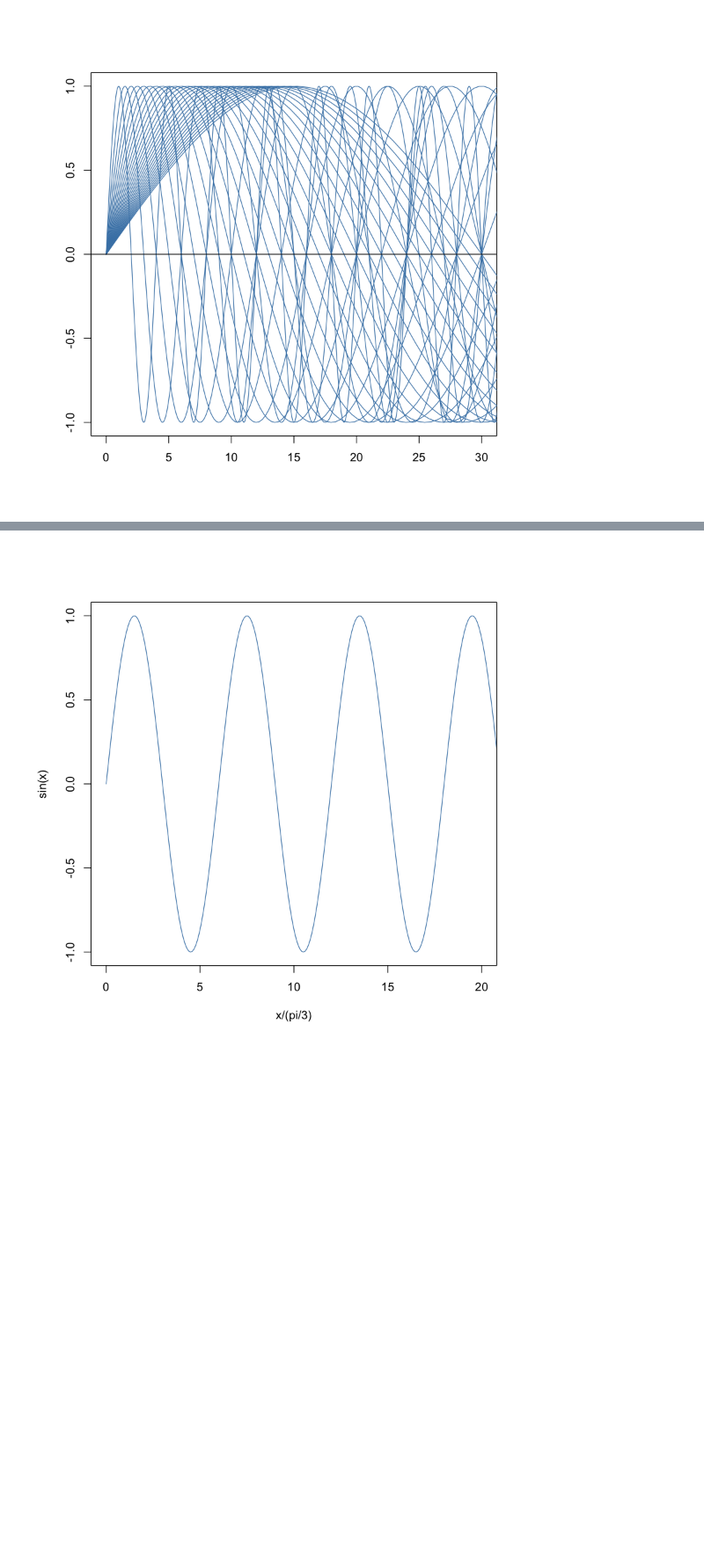
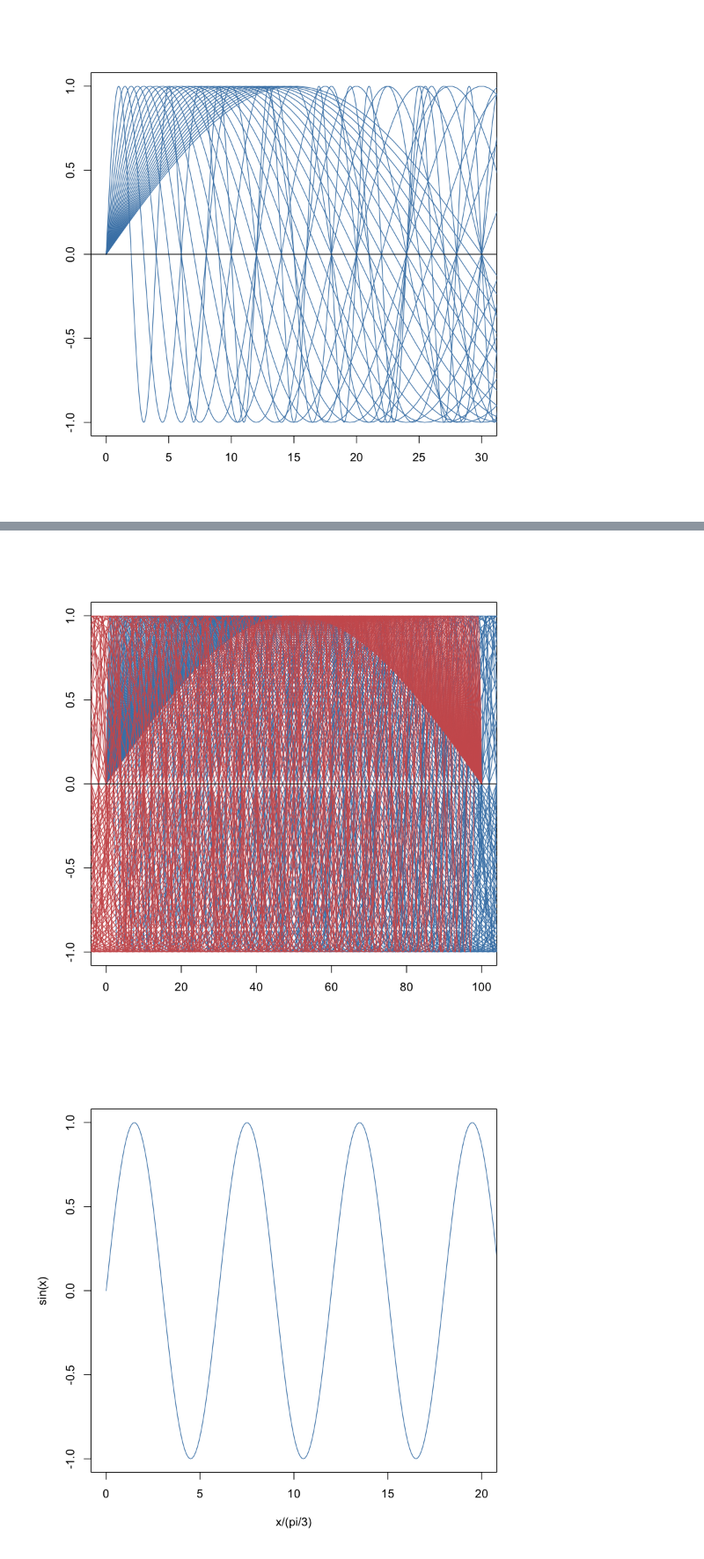
Before and after one commit to cc2qe/prime, a Jupyter notebook: waves.ipynb, the cells around one changed output, grey strips where cells are left out. Shown at 88% size. Saved outputs shown, nothing was run; the diff lists cells and outputs as text; code cells hidden in the pictures; blank space fills up the shorter version.

```diff
--- a/waves.ipynb
+++ b/waves.ipynb
@@ -38,3 +38,22 @@ abline(h=0)
+# %%
+max <- 100
+
+# plot(x/(pi/2), sin(x), xlim=c(0,max), type='l', col=mypal[1])
+# points(x/(pi/1), sin(x), xlim=c(0,max), type='l', col=mypal[1])
+plot(1, xlim=c(0,max), ylim=c(-1,1), type='n', xlab='', ylab='')
+
+for (i in 2:max) {
+    points(x/(pi/i), sin(x), xlim=c(0,max), type='l', col=mypal[1])
+}
+
+for (i in max:2) {
+    points(max - x/(pi/i), sin(x), xlim=c(0,max), type='l', col=mypal[2])
+}
+
+
+abline(h=0)
+# %% [output]
+[figure, added]
 # %%
 plot(x/(pi/3), sin(x), xlim=c(0,max), type='l', col=mypal[1])
 # %% [output]
```
Also changed, not shown: parts of 1 cell of this notebook.
